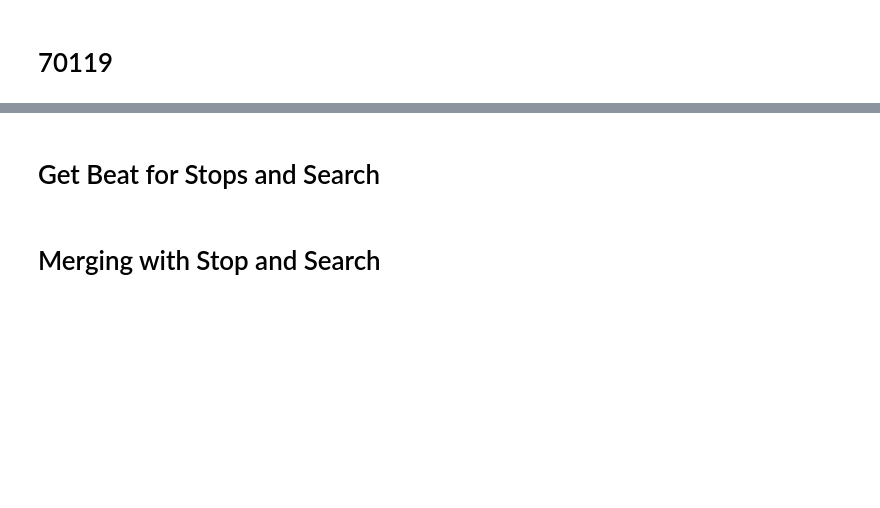
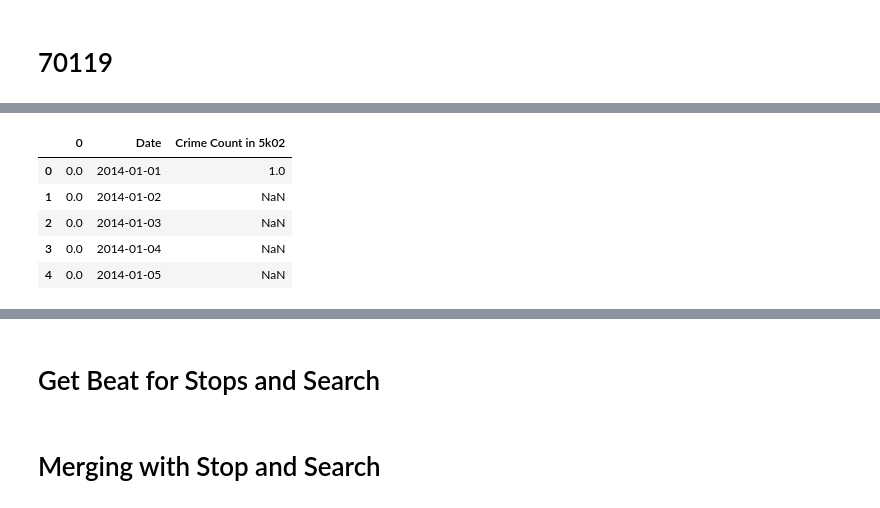
Before and after one commit to nikhilba/NOLA, a Jupyter notebook: Analysis/Calls_for_Service.ipynb, the cells around one changed output, grey strips where cells are left out. Cells and saved outputs as stored; diff of their text form; code cells hidden in the pictures; blank space fills up the shorter version.

```diff
--- a/Analysis/Calls_for_Service.ipynb
+++ b/Analysis/Calls_for_Service.ipynb
@@ -683,0 +771,7 @@ plotly.plotly.iplot(data,layout=layout)
+# %%
+val = np.zeros(len(dates))
+sample = pd.DataFrame(val, index = dates)
+sample['Date']=sample.index
+# %%
+# result = pd.concat([sample, c_df], axis=1, join_axes=[sample.index],join='left')
+c_df['Date']= c_df.index
@@ -683,0 +780,13 @@ plotly.plotly.iplot(data,layout=layout)
+# %%
+c_df.rename(columns={'TimeCreate':'Date'},inplace=True)
+# %%
+final = sample.merge(c_df,on="Date",how="outer")
+# %%
+final.head()
+# %% [output]
+|  | 0 | Date | Crime Count in 5k02 |
+| 0 | 0.0 | 2014-01-01 | 1.0 |
+| 1 | 0.0 | 2014-01-02 | NaN |
+| 2 | 0.0 | 2014-01-03 | NaN |
+| 3 | 0.0 | 2014-01-04 | NaN |
+| 4 | 0.0 | 2014-01-05 | NaN |
```
Also changed, not shown: parts of 39 cells of this notebook, 19 other files.
